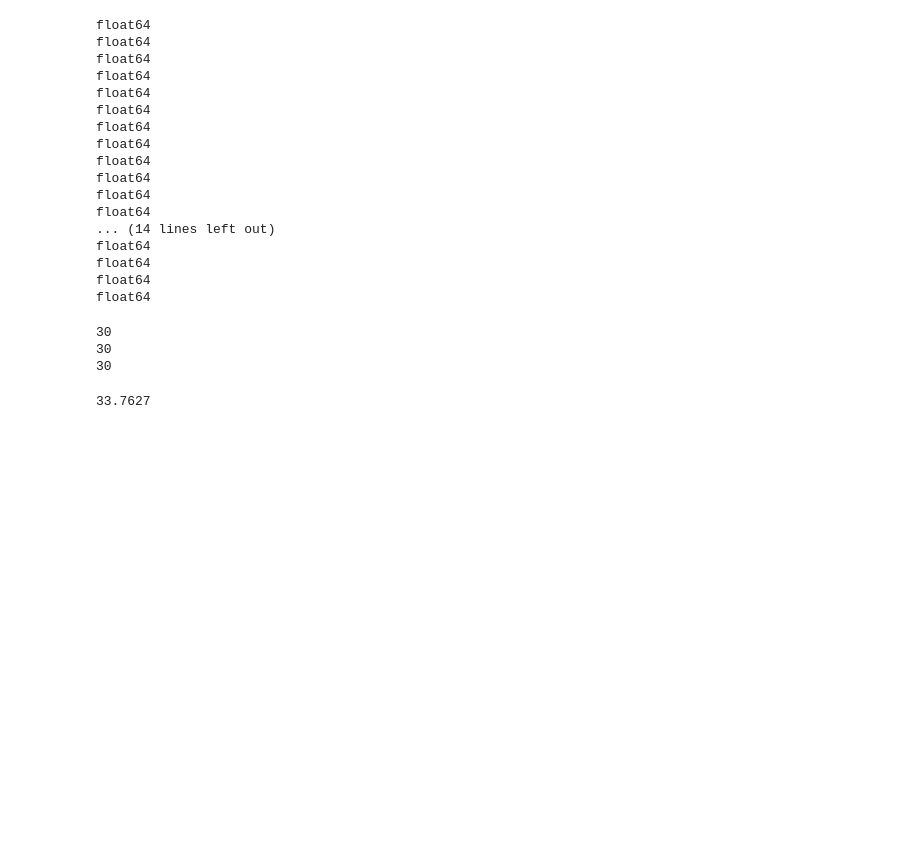
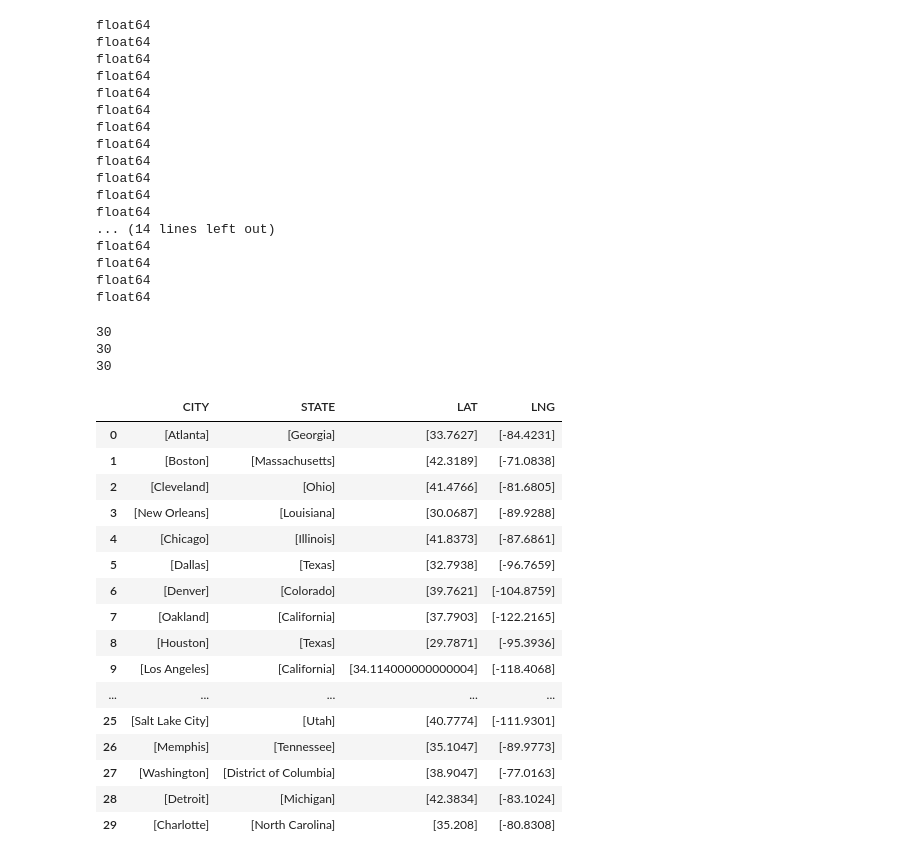
Before and after one commit to Matlickp/Home-Field-Advantage, a Jupyter notebook: Data/NBA/City Data.ipynb, the cells around one changed output. Saved outputs shown, nothing was run; the diff lists cells and outputs as text; code cells hidden in the pictures; blank space fills up the shorter version.

```diff
--- a/Data/NBA/City Data.ipynb
+++ b/Data/NBA/City Data.ipynb
@@ -524,19 +287,3 @@ KeyboardInterrupt:
-# %%
-state_unique = city_df['STATE'].unique()
-
-states= []
-cities = []
-coords = []
-
-for state in state_unique:
-    for city in city_unique:
-
-        for index, row in df.iterrows():
-
-            if row['city'] == city and row['state_name'] == state:
-                states.append(row['state_name'])
-                cities.append(row['city'])
-                coords.append([row['lat'], row['lng']])
 # %%
 asdf = pd.concat([city_df['CITY'], city_df['STATE']])
 
@@ -683,16 +485,33 @@ float64
 # %%
 print(len(c))
 print(len(s))
 print(len(lat))
 d = {"CITY": c, 'STATE': s, 'LAT': lat, 'LNG': lng}
-please = pd.DataFrame(data=d)
-z = please['LAT'][0][0]
-z
+with_coords = pd.DataFrame(data=d)
+# z = please['LAT'][0][0]
+# z
+with_coords
 # %% [output]
 30
 30
 30
-33.7627
+|  | CITY | STATE | LAT | LNG |
+| 0 | [Atlanta] | [Georgia] | [33.7627] | [-84.4231] |
+| 1 | [Boston] | [Massachusetts] | [42.3189] | [-71.0838] |
+| 2 | [Cleveland] | [Ohio] | [41.4766] | [-81.6805] |
+| 3 | [New Orleans] | [Louisiana] | [30.0687] | [-89.9288] |
+| 4 | [Chicago] | [Illinois] | [41.8373] | [-87.6861] |
+| 5 | [Dallas] | [Texas] | [32.7938] | [-96.7659] |
+| 6 | [Denver] | [Colorado] | [39.7621] | [-104.8759] |
+| 7 | [Oakland] | [California] | [37.7903] | [-122.2165] |
+| 8 | [Houston] | [Texas] | [29.7871] | [-95.3936] |
+| 9 | [Los Angeles] | [California] | [34.114000000000004] | [-118.4068] |
+| ... | ... | ... | ... | ... |
+| 25 | [Salt Lake City] | [Utah] | [40.7774] | [-111.9301] |
+| 26 | [Memphis] | [Tennessee] | [35.1047] | [-89.9773] |
+| 27 | [Washington] | [District of Columbia] | [38.9047] | [-77.0163] |
+| 28 | [Detroit] | [Michigan] | [42.3834] | [-83.1024] |
+| 29 | [Charlotte] | [North Carolina] | [35.208] | [-80.8308] |
 # %%
 z = []
 y = []
```
Also changed, not shown: parts of 25 cells of this notebook, 9 other files.
